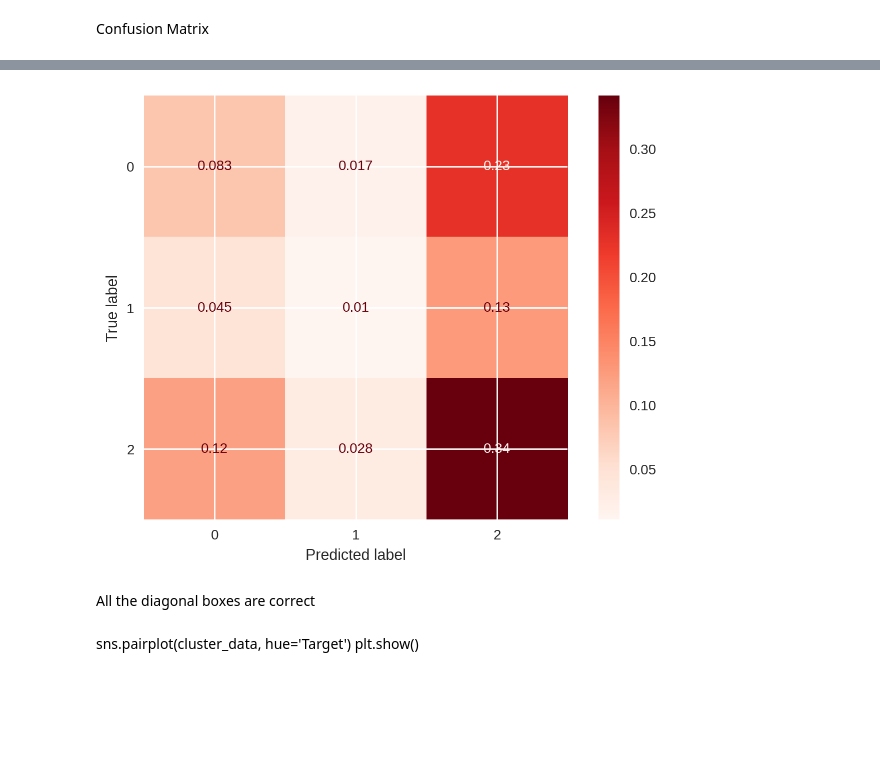
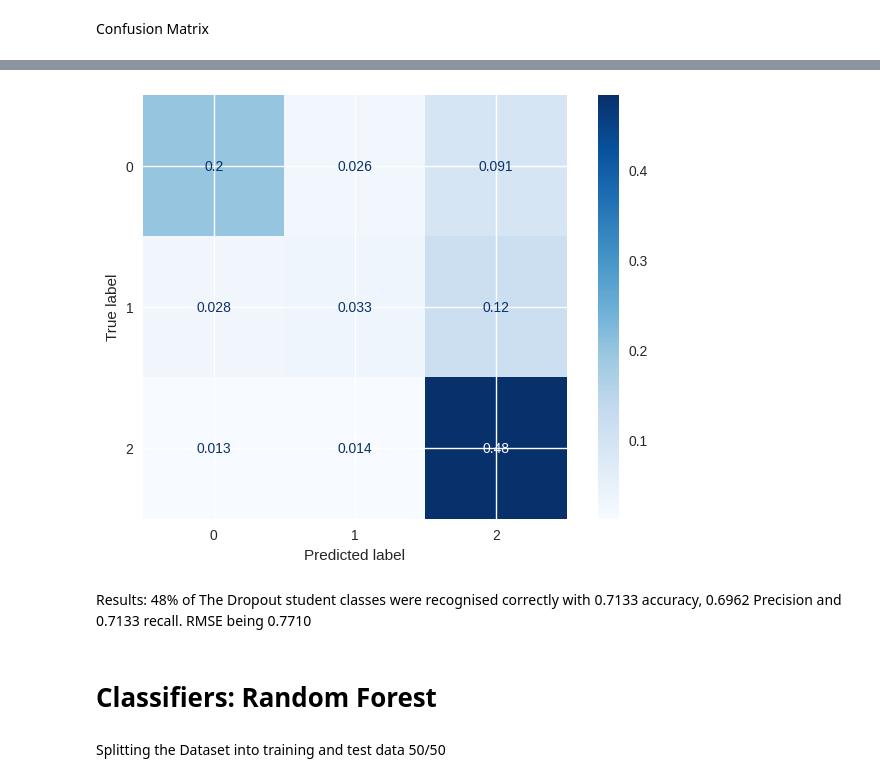
Before and after one commit to lilyontherocks/lilyontherocks, a Jupyter notebook: SchooldDropout.ipynb, the cells around one changed output, grey strips where cells are left out. Cells and saved outputs as stored; diff of their text form; code cells hidden in the pictures; blank space fills up the shorter version.

```diff
--- a/SchooldDropout.ipynb
+++ b/SchooldDropout.ipynb
@@ -810,7 +759,7 @@ from sklearn.neighbors import KNeighborsClassifier
 # %% [markdown]
 Define DataFrame for the KNN
 # %%
-KNN_df = data1.copy();
+KNN_df = data.copy();
 KNN_df = KNN_df.dropna()
 
 def score(x):
@@ -844,3 +792,0 @@ knn_df = pd.DataFrame(KNN_df['Curricular units 1st sem (credited)'],KNN_df['Curr
-# %%
-plt.style.use("seaborn-v0_8")
-sns.scatterplot(x=KNN_df['Curricular units 1st sem (credited)'],y=KNN_df['Curricular units 2nd sem (credited)'], hue=KNN_df['Target'])
@@ -850,7 +809,8 @@ sns.scatterplot(x=KNN_df['Curricular units 1st sem (credited)'],y=KNN_df['Curric
 # %% [markdown]
 KNN DAtaFrame is split
 # %%
-target = data1['Target']
+target = data['Target']
 features = KNN_df.drop('Target', axis=1)
+#features = data1.drop('Target', axis=1)
 # %% [markdown]
 Impoort the modules to split the data and measure accuracy
@@ -876,6 +822,3 @@ features_train = scaler.fit_transform(features_train)
 features_test = scaler.fit_transform(features_test)
 # %% [markdown]
 Fitting and evaluating the model (Regressor, because numerical values for dropout, graduated and enrolled)
-# %%
-knn = KNeighborsClassifier(n_neighbors = 3)
-knn.fit(features_train, target_train)
@@ -1052,11 +901,11 @@ ValueError: ignored
 # %%
 cm = confusion_matrix(target_test, target_pred, normalize='all')
-cm_display = ConfusionMatrixDisplay(cm).plot(cmap=plt.cm.Reds)
-title = ('Confusion matrix, with normalization')
+cm_display = ConfusionMatrixDisplay(cm).plot(cmap=plt.cm.Blues)
 # %% [output]
-[figure, old version]
+[figure, new version]
-# %% [markdown]
-All the diagonal boxes are correct
-# %% [markdown]
-sns.pairplot(cluster_data, hue='Target')
-plt.show()
+# %% [markdown]
+Results: 48% of The Dropout student classes were recognised correctly with  0.7133 accuracy, 0.6962 Precision and 0.7133 recall. RMSE being 0.7710
+# %% [markdown]
+# Classifiers: Random Forest
+# %% [markdown]
+Splitting the Dataset into training and test data 50/50
```
Also changed, not shown: parts of 115 cells of this notebook.
